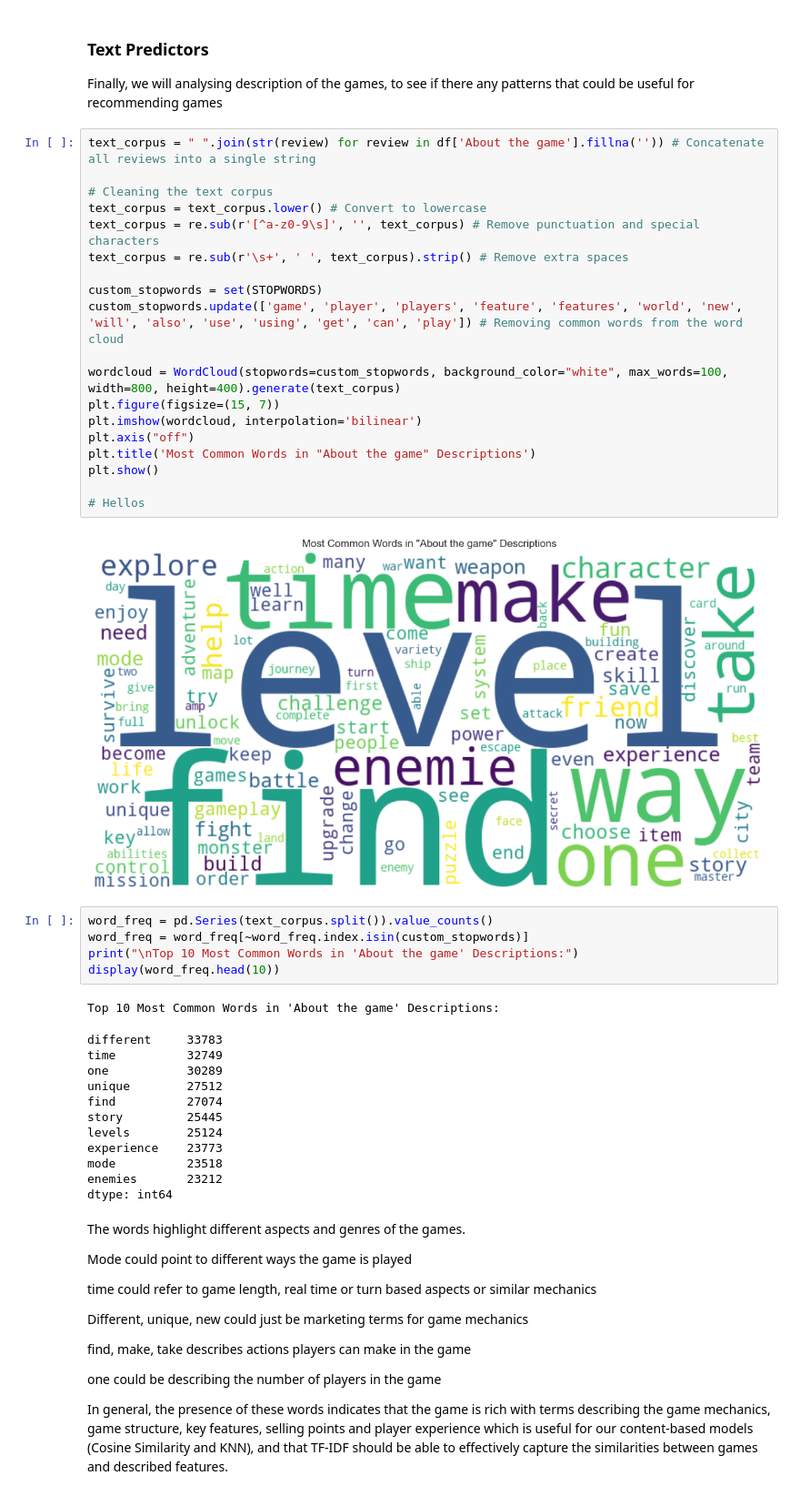
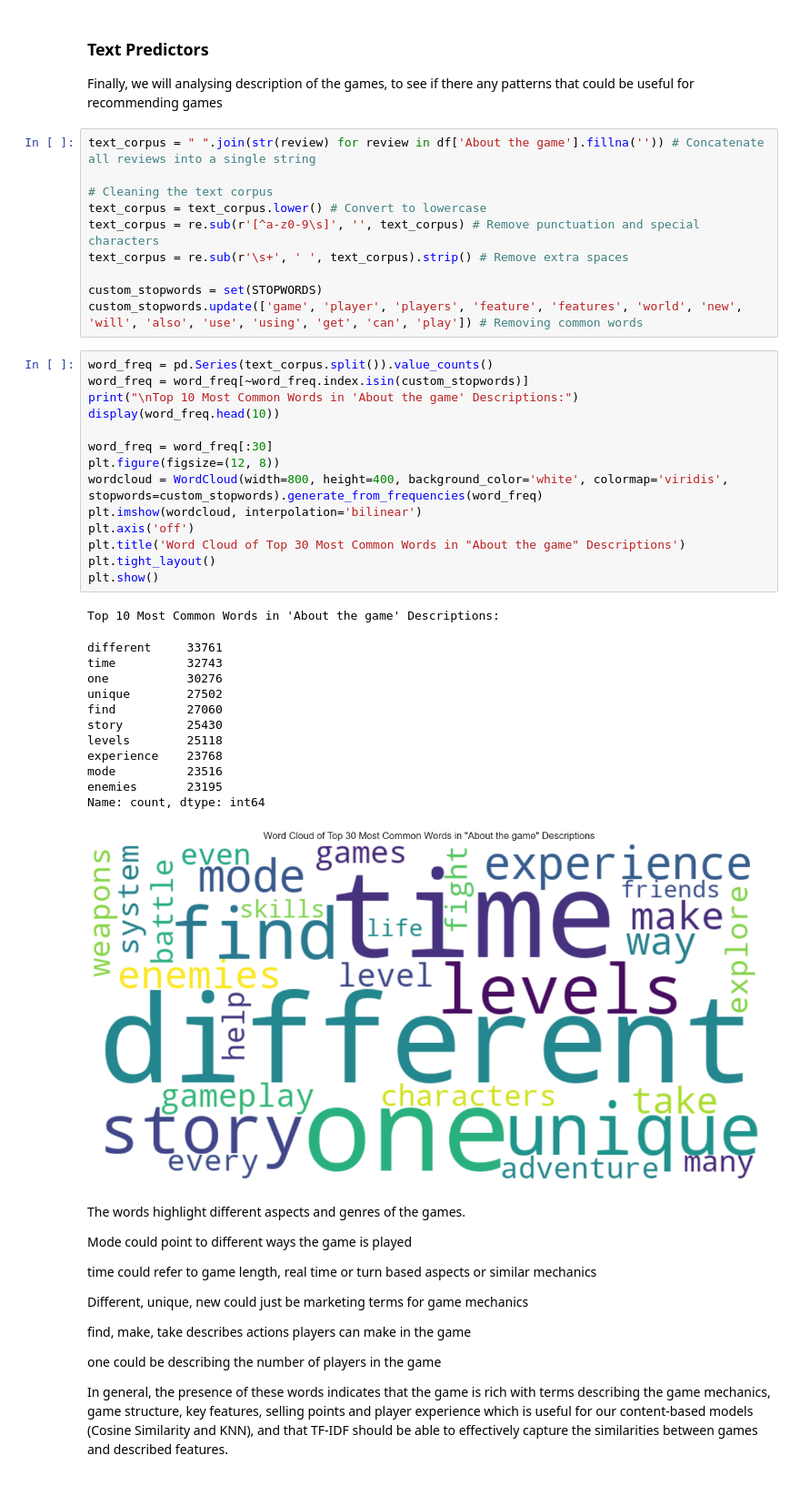
Before and after one commit to HailXD/SC1015-MiniProject, a Jupyter notebook: EDA.ipynb, the cells around one changed output. Shown at 91% size. Saved outputs shown, nothing was run; the diff lists cells and outputs as text.

```diff
--- a/EDA.ipynb
+++ b/EDA.ipynb
@@ -383,36 +387,35 @@ text_corpus = re.sub(r'[^a-z0-9\s]', '', text_corpus) # Remove punctuation and s
 text_corpus = re.sub(r'\s+', ' ', text_corpus).strip() # Remove extra spaces
 
 custom_stopwords = set(STOPWORDS)
-custom_stopwords.update(['game', 'player', 'players', 'feature', 'features', 'world', 'new', 'will', 'also', 'use', 'using', 'get', 'can', 'play']) # Removing common words from the word cloud
-
-wordcloud = WordCloud(stopwords=custom_stopwords, background_color="white", max_words=100, width=800, height=400).generate(text_corpus)
-plt.figure(figsize=(15, 7))
-plt.imshow(wordcloud, interpolation='bilinear')
-plt.axis("off")
-plt.title('Most Common Words in "About the game" Descriptions')
-plt.show()
-
-# Hellos
+custom_stopwords.update(['game', 'player', 'players', 'feature', 'features', 'world', 'new', 'will', 'also', 'use', 'using', 'get', 'can', 'play']) # Removing common words
-# %% [output]
-[figure, removed]
 # %%
 word_freq = pd.Series(text_corpus.split()).value_counts()
 word_freq = word_freq[~word_freq.index.isin(custom_stopwords)]
 print("\nTop 10 Most Common Words in 'About the game' Descriptions:")
 display(word_freq.head(10))
+
+word_freq = word_freq[:30]
+plt.figure(figsize=(12, 8))
+wordcloud = WordCloud(width=800, height=400, background_color='white', colormap='viridis', stopwords=custom_stopwords).generate_from_frequencies(word_freq)
+plt.imshow(wordcloud, interpolation='bilinear')
+plt.axis('off')
+plt.title('Word Cloud of Top 30 Most Common Words in "About the game" Descriptions')
+plt.tight_layout()
+plt.show()
 # %% [output]
 Top 10 Most Common Words in 'About the game' Descriptions:
-different     33783
-time          32749
-one           30289
-unique        27512
-find          27074
-story         25445
-levels        25124
-experience    23773
-mode          23518
-enemies       23212
-dtype: int64
+different     33761
+time          32743
+one           30276
+unique        27502
+find          27060
+story         25430
+levels        25118
+experience    23768
+mode          23516
+enemies       23195
+Name: count, dtype: int64
+[figure, added]
 # %% [markdown]
 The words highlight different aspects and genres of the games.
 
```
Also changed, not shown: parts of 7 cells of this notebook, 2 other files.
